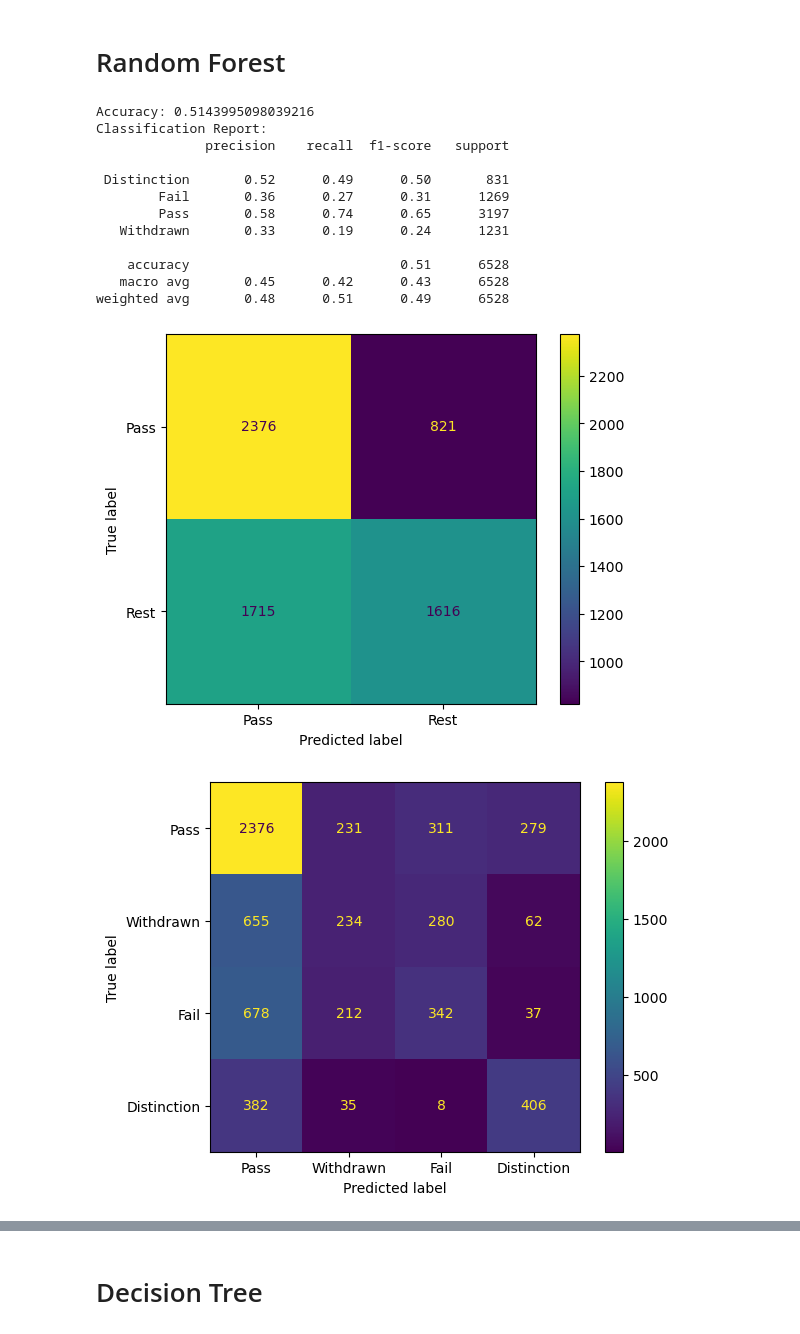
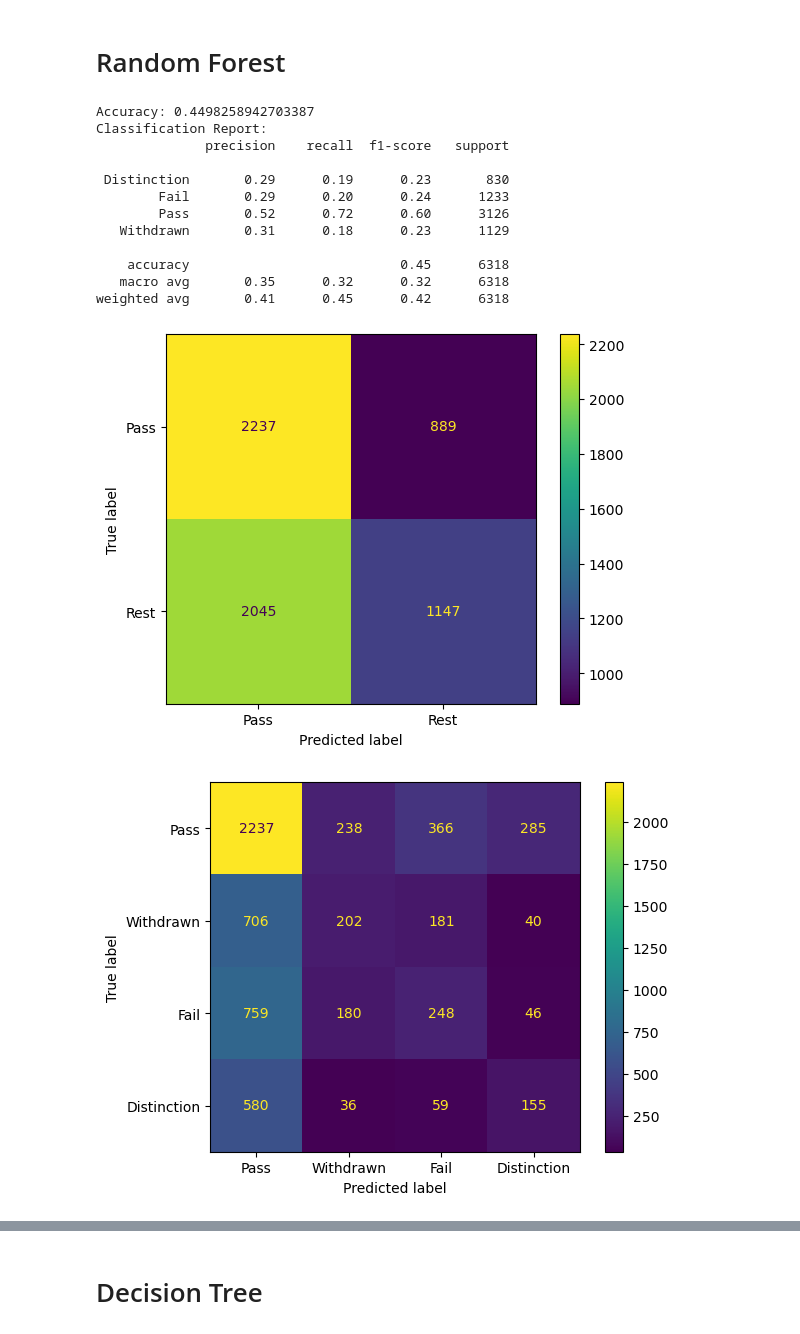
Before and after one commit to okresam/UZOP-Projekt, a Jupyter notebook: UZOP_Projekt.ipynb, the cells around one changed output, grey strips where cells are left out. Drawn from its saved outputs; the diff is of its cells as text; code cells hidden in the pictures.

```diff
--- a/UZOP_Projekt.ipynb
+++ b/UZOP_Projekt.ipynb
@@ -685,7 +685,7 @@ studentRegistration.loc[studentRegistration.date_registration.isna(),'date_regis
 #first_assignment_mark = studentAssessment.groupby('id_student')['score'].mean().reset_index()
 #first_assignment_mark.rename(columns={'score': 'First_Assignment_Mark'}, inplace=True)
 
-firstAssessmentMark = assessments.loc[assessments.groupby(['code_module', 'code_presentation']).date.idxmin()].merge(studentAssessment, on=['id_assessment'])[['id_student', 'code_module', 'code_presentation', 'score']]
+first_assignment_mark = assessments.loc[assessments.groupby(['code_module', 'code_presentation']).date.idxmin()].merge(studentAssessment, on=['id_assessment'])[['id_student', 'code_module', 'code_presentation', 'score']]
 # %% [markdown]
 ### Educational Level
 # %%
@@ -702,7 +702,7 @@ studentRegistration['Registration_Date'] = studentRegistration['date_registratio
 # %% [markdown]
 ### Merge svih varijabli
 # %%
-analysis_df = first_assignment_mark.merge(clicks_till_course_starts_df, on=['id_student'])
+analysis_df = first_assignment_mark.merge(clicks_till_course_starts_df, on=['id_student', 'code_module', 'code_presentation'])
 analysis_df = analysis_df.merge(studentRegistration[['id_student', 'code_module', 'code_presentation', 'date_registration']], on=['id_student', 'code_module', 'code_presentation'])
 analysis_df = analysis_df.merge(studentInfo[['id_student', 'code_module', 'code_presentation', 'Educational_Level', 'age_band', 'disability', 'gender', 'num_of_prev_attempts']], on=['id_student', 'code_module', 'code_presentation'])
 analysis_df
@@ -802,8 +802,8 @@ sns.heatmap(data_tmp.loc[:, data_tmp.columns != 'final_result'].corr(), annot=Tr
 # Random Forest
 # %%
 # odvajanje oznake klase
-X = data_tmp.loc[:, data_tmp.columns != 'final_result']
-#X = data_tmp.loc[:, ~data_tmp.columns.isin(['final_result', 'disability_N', 'disability_Y', 'num_of_prev_attempts'])]
+#X = data_tmp.loc[:, data_tmp.columns != 'final_result']
+X = data_tmp.loc[:, ~data_tmp.columns.isin(['final_result', 'disability_N', 'disability_Y', 'num_of_prev_attempts'])]
 y = data_tmp.loc[:, 'final_result']
 
 # razdvoji podatke
@@ -832,43 +832,47 @@ label_mapping = {
 }
 y_test_mapped = y_test.map(label_mapping)
 y_pred_mapped = pd.Series(y_pred).map(label_mapping)
 
 cm = confusion_matrix(y_test_mapped, y_pred_mapped, labels=pd.Series(list(label_mapping.values())).unique())
 ConfusionMatrixDisplay(confusion_matrix=cm, display_labels=pd.Series(list(label_mapping.values())).unique()).plot()
 plt.show()
 
 cm = confusion_matrix(y_test, y_pred, labels=y.unique())
 ConfusionMatrixDisplay(confusion_matrix=cm, display_labels=y.unique()).plot()
 plt.show()
 
 
 # Roc krivulja
 # Predict probabilities for each class
 y_score = model.predict_proba(X_test)
 
 # Binarize the labels for the ROC curve
 y_test_bin = label_binarize(y_test, classes=model.classes_)
 
+# Plot ROC curve for each class
+n_classes = len(model.classes_)
 
-fpr, tpr, _ = roc_curve(y_test_bin[:, 0], y_score[:, 0])
-roc_auc = auc(fpr, tpr)
-plt.plot(fpr, tpr, label=f'{model.classes_[0]} (AUC = {roc_auc:.2f})')
+for i in range(n_classes):
+    fpr, tpr, _ = roc_curve(y_test_bin[:, i], y_score[:, i])
+    roc_auc = auc(fpr, tpr)
+    plt.plot(fpr, tpr, label=f'{model.classes_[i]} (AUC = {roc_auc:.2f})')
+
 plt.xlabel('False Positive Rate')
 plt.ylabel('True Positive Rate')
 plt.legend()
 plt.show()
 # %% [output]
-Accuracy: 0.5143995098039216
+Accuracy: 0.4498258942703387
 Classification Report:
               precision    recall  f1-score   support
 
- Distinction       0.52      0.49      0.50       831
-        Fail       0.36      0.27      0.31      1269
-        Pass       0.58      0.74      0.65      3197
-   Withdrawn       0.33      0.19      0.24      1231
+ Distinction       0.29      0.19      0.23       830
+        Fail       0.29      0.20      0.24      1233
+        Pass       0.52      0.72      0.60      3126
+   Withdrawn       0.31      0.18      0.23      1129
 
-    accuracy                           0.51      6528
-   macro avg       0.45      0.42      0.43      6528
-weighted avg       0.48      0.51      0.49      6528
+    accuracy                           0.45      6318
+   macro avg       0.35      0.32      0.32      6318
+weighted avg       0.41      0.45      0.42      6318
-[figure, old version]
+[figure, new version]
-[figure, old version]
+[figure, new version]
```
Also changed, not shown: parts of 7 cells of this notebook.
